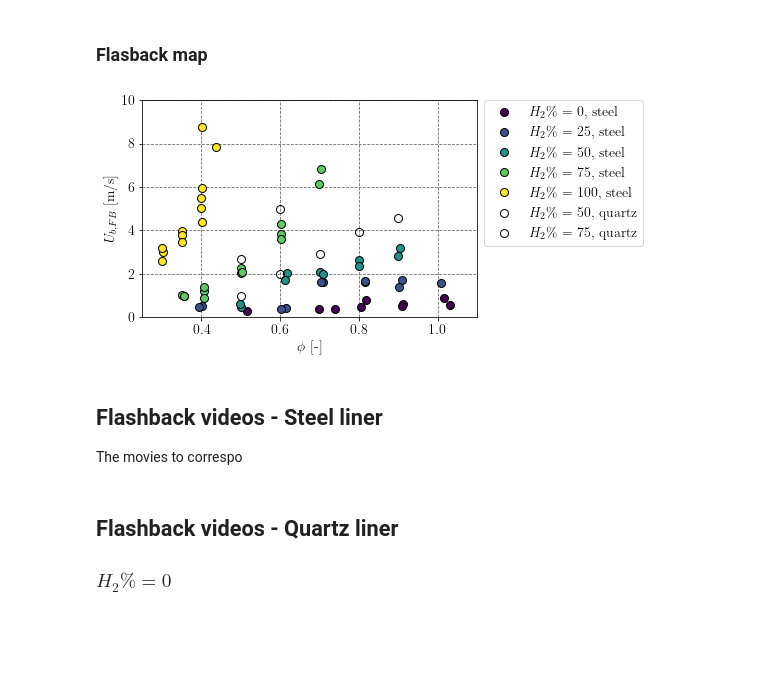
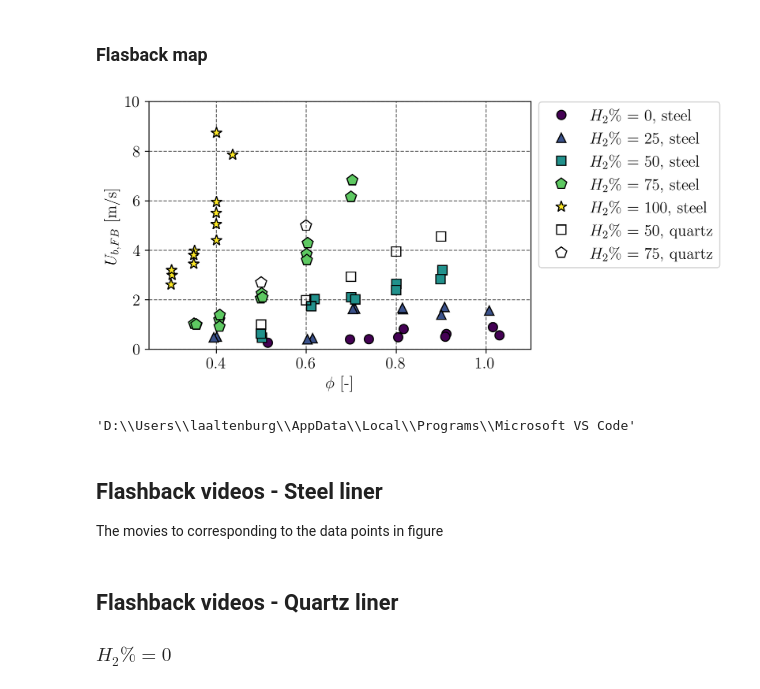
Before and after one commit to luukalt/data_analysis, a Jupyter notebook: docs/projects/combustor_flamesheet_cyl/flashback_propensity.ipynb, the cells around one changed output. Saved outputs shown, nothing was run; the diff lists cells and outputs as text; code cells hidden in the pictures; blank space fills up the shorter version.

```diff
--- a/docs/projects/combustor_flamesheet_cyl/flashback_propensity.ipynb
+++ b/docs/projects/combustor_flamesheet_cyl/flashback_propensity.ipynb
@@ -246,7 +246,7 @@ colors = cm.viridis(np.linspace(0, 1, len(H2_percentages)))
 
 # Markers for hydrogen content in plot
 markers = ['o','^','s','p', '*']
-markersizes = [6, 6, 6, 8, 8]
+markersizes = [8, 8, 8, 10, 10]
 
 label = 'H2% = ' + str(H2_percentages)
 
@@ -255,7 +255,7 @@ fill_style_steel = 'full'
 fill_style_quartz = 'none'
 
 #%% RESULTS: FLASHBACK PROPENSITY MAP FOR VARYING HYDROGEN CONTENT AND PHI at FB
-fig1, ax1 = plt.subplots()
+fig1, ax1 = plt.subplots(dpi=300)
 
 for key, value in flashback_data.items():
 
@@ -265,41 +265,47 @@ for key, value in flashback_data.items():
 
     color = colors[H2_percentages.index(H2_percentage)]
     marker = markers[H2_percentages.index(H2_percentage)]
     ms = markersizes[H2_percentages.index(H2_percentage)]
 
-    ax1.plot(phi_FB, u_u_FB, mec='k', mfc=color, marker='o', ms=8, fillstyle=fill_style_steel, ls="None", label="$H_{2}\%$ = " + str(H2_percentage) + ", steel")
+    ax1.plot(phi_FB, u_u_FB, mec='k', mfc=color, marker=marker, ms=ms, fillstyle=fill_style_steel, ls="None", label="$H_{2}\%$ = " + str(H2_percentage) + ", steel")
 
 for key, value in flashback_data_quartz.items():
 
     H2_percentage = key[0]
     phi_FB = key[1]
     u_u_FB = value[1]
 
     color = colors[H2_percentages.index(H2_percentage)]
     marker = markers[H2_percentages.index(H2_percentage)]
     ms = markersizes[H2_percentages.index(H2_percentage)]
 
-    ax1.plot(phi_FB, u_u_FB, mec='k', mfc=color, marker='o', ms=8, fillstyle=fill_style_quartz, ls="None", label="$H_{2}\%$ = " + str(H2_percentage) + ", quartz")
+    ax1.plot(phi_FB, u_u_FB, mec='k', mfc=color, marker=marker, ms=ms, fillstyle=fill_style_quartz, ls="None", label="$H_{2}\%$ = " + str(H2_percentage) + ", quartz")
 
 # Turn on grid
-ax1.grid(b=True, which='major', color='#666666', linestyle='--', axis='both')
+ax1.grid(visible=True, which='major', color='#666666', linestyle='--', axis='both')
 
 # Set legend without duplicating labels
 handles, labels = ax1.get_legend_handles_labels()
 by_label = dict(zip(labels, handles))
 ax1.legend(by_label.values(), by_label.keys(), bbox_to_anchor=(1, 1.03))
 
 # Set axis labels and limits
 ax1.set_xlabel('$\phi$ [-]')
 ax1.set_ylabel('$U_{b,{FB}}$ [m/s]')
 ax1.set_xlim(0.25, 1.1)
 ax1.set_ylim(0, 10)
+
+fig1.savefig("combustor_flamesheet_cyl_flashback_map" + '.svg', bbox_inches='tight', dpi=300)
 # %% [output]
-[figure, old version]
+[figure, new version]
+# %%
+pwd
+# %% [output]
+'D:\\Users\\laaltenburg\\AppData\\Local\\Programs\\Microsoft VS Code'
 # %% [markdown]
 ## Flashback videos - Steel liner
 
-The movies to correspo
+The movies to corresponding to the data points in figure
 # %% [markdown]
 ## Flashback videos - Quartz liner
 
```
